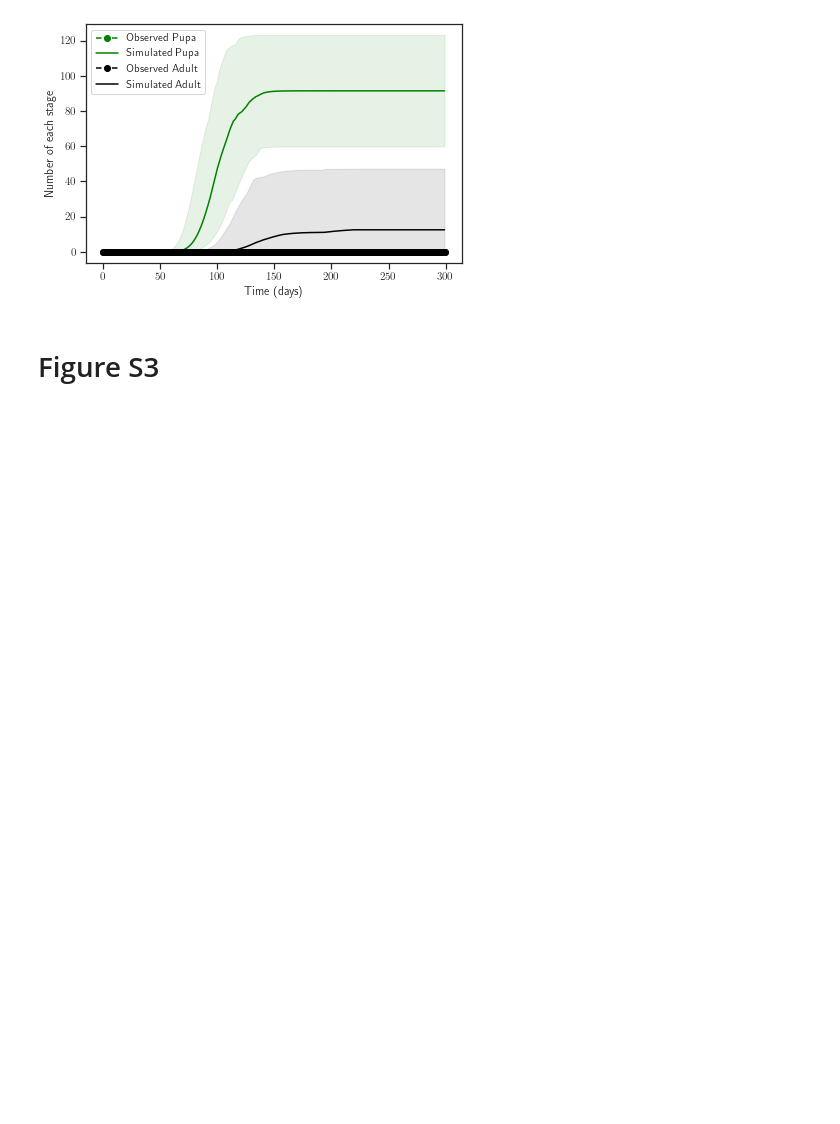
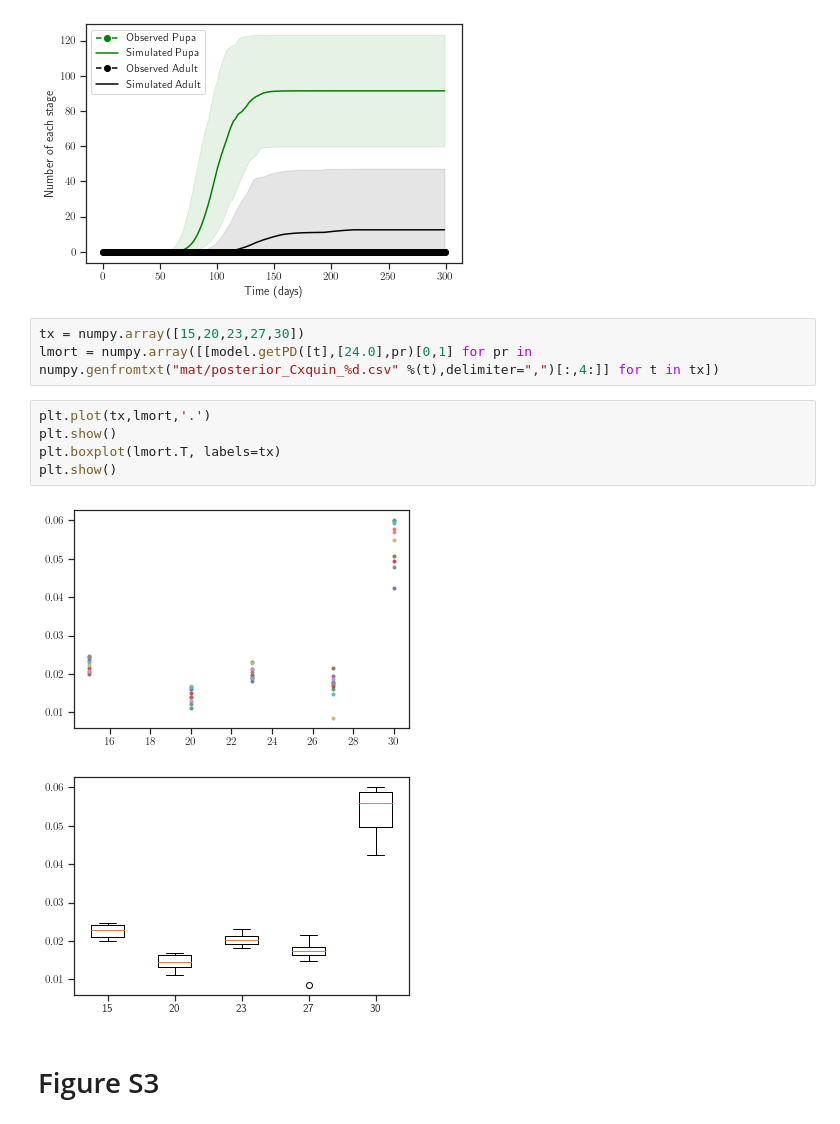
Before and after one commit to kerguler/sPop2-figures, a Jupyter notebook: figures_paper.ipynb, the cells around one changed output. Saved outputs shown, nothing was run; the diff lists cells and outputs as text; blank space fills up the shorter version.

```diff
--- a/figures_paper.ipynb
+++ b/figures_paper.ipynb
@@ -695,6 +695,17 @@ o = {
 tmp = model.plotMatches([o],paramQ,dates=False,legend=True)
 # %% [output]
 [figure]
+# %%
+tx = numpy.array([15,20,23,27,30])
+lmort = numpy.array([[model.getPD([t],[24.0],pr)[0,1] for pr in numpy.genfromtxt("mat/posterior_Cxquin_%d.csv" %(t),delimiter=",")[:,4:]] for t in tx])
+# %%
+plt.plot(tx,lmort,'.')
+plt.show()
+plt.boxplot(lmort.T, labels=tx)
+plt.show()
+# %% [output]
+[figure, added]
+[figure, added]
 # %% [markdown]
 # Figure S3
 # %%
```
Also changed, not shown: parts of 3 cells of this notebook, 2 other files.
